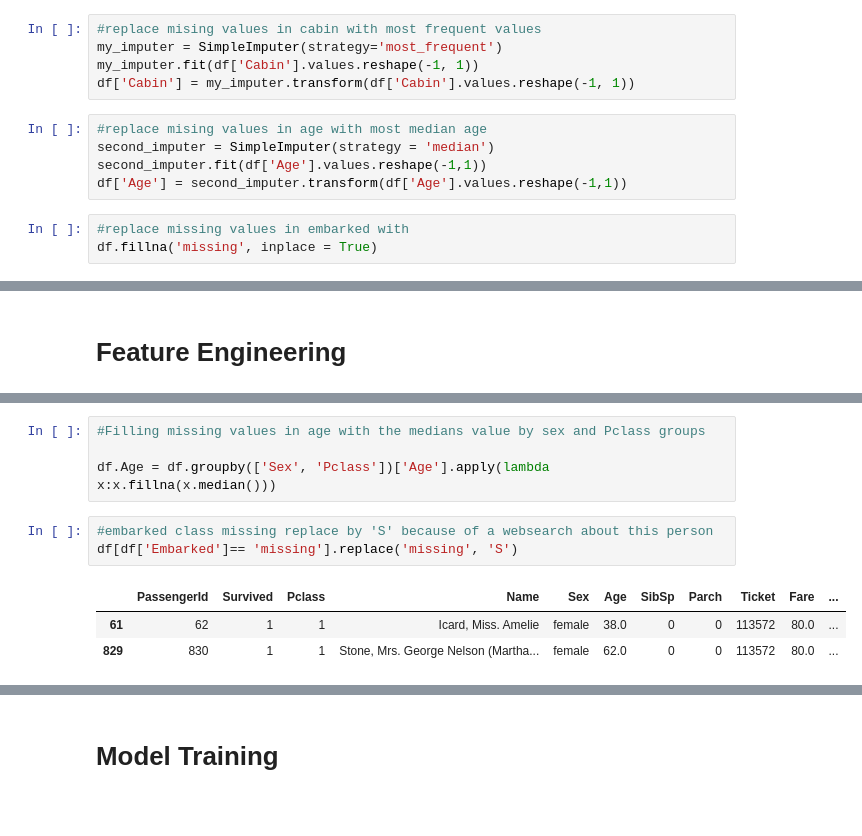
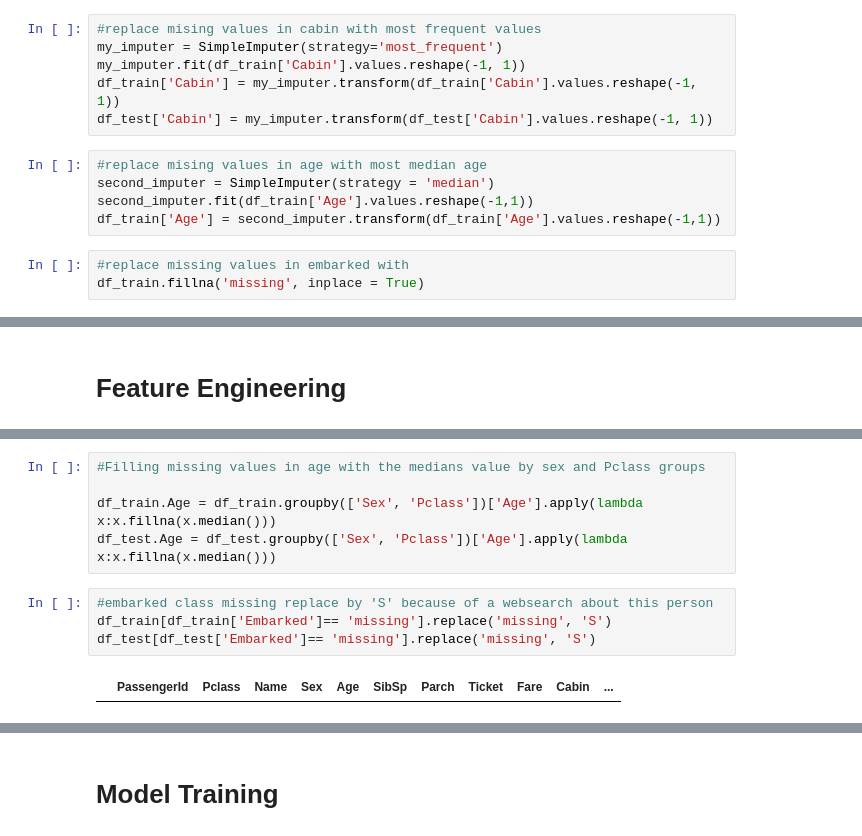
Before and after one commit to FatimaMoqran/titanic, a Jupyter notebook: titanic_project.ipynb, the cells around one changed output, grey strips where cells are left out. Drawn from its saved outputs; the diff is of its cells as text; blank space fills up the shorter version.

```diff
--- a/titanic_project.ipynb
+++ b/titanic_project.ipynb
@@ -174,14 +175,15 @@ dtype: int64
 # %%
 #replace mising values in cabin with most frequent values
 my_imputer = SimpleImputer(strategy='most_frequent')
-my_imputer.fit(df['Cabin'].values.reshape(-1, 1))
-df['Cabin'] = my_imputer.transform(df['Cabin'].values.reshape(-1, 1))
+my_imputer.fit(df_train['Cabin'].values.reshape(-1, 1))
+df_train['Cabin'] = my_imputer.transform(df_train['Cabin'].values.reshape(-1, 1))
+df_test['Cabin'] = my_imputer.transform(df_test['Cabin'].values.reshape(-1, 1))
 # %%
 #replace mising values in age with most median age
 second_imputer = SimpleImputer(strategy = 'median')
-second_imputer.fit(df['Age'].values.reshape(-1,1))
-df['Age'] = second_imputer.transform(df['Age'].values.reshape(-1,1))
+second_imputer.fit(df_train['Age'].values.reshape(-1,1))
+df_train['Age'] = second_imputer.transform(df_train['Age'].values.reshape(-1,1))
 # %%
 #replace missing values in embarked with
-df.fillna('missing', inplace = True)
+df_train.fillna('missing', inplace = True)
 # %%
@@ -228,13 +225,13 @@ Median age of all passengers: 28.0
 # %%
 #Filling missing values in age with the medians value by sex and Pclass groups
 
-df.Age = df.groupby(['Sex', 'Pclass'])['Age'].apply(lambda x:x.fillna(x.median()))
+df_train.Age = df_train.groupby(['Sex', 'Pclass'])['Age'].apply(lambda x:x.fillna(x.median()))
+df_test.Age = df_test.groupby(['Sex', 'Pclass'])['Age'].apply(lambda x:x.fillna(x.median()))
 # %%
 #embarked class missing replace by 'S' because of a websearch about this person
-df[df['Embarked']== 'missing'].replace('missing', 'S')
+df_train[df_train['Embarked']== 'missing'].replace('missing', 'S')
+df_test[df_test['Embarked']== 'missing'].replace('missing', 'S')
 # %% [output]
-|  | PassengerId | Survived | Pclass | Name | Sex | Age | SibSp | Parch | Ticket | Fare | ... |
-| 61 | 62 | 1 | 1 | Icard, Miss. Amelie | female | 38.0 | 0 | 0 | 113572 | 80.0 | ... |
-| 829 | 830 | 1 | 1 | Stone, Mrs. George Nelson (Martha... | female | 62.0 | 0 | 0 | 113572 | 80.0 | ... |
+|  | PassengerId | Pclass | Name | Sex | Age | SibSp | Parch | Ticket | Fare | Cabin | ... |
 # %%
 #count the number of survival
```
Also changed, not shown: parts of 45 cells of this notebook.
